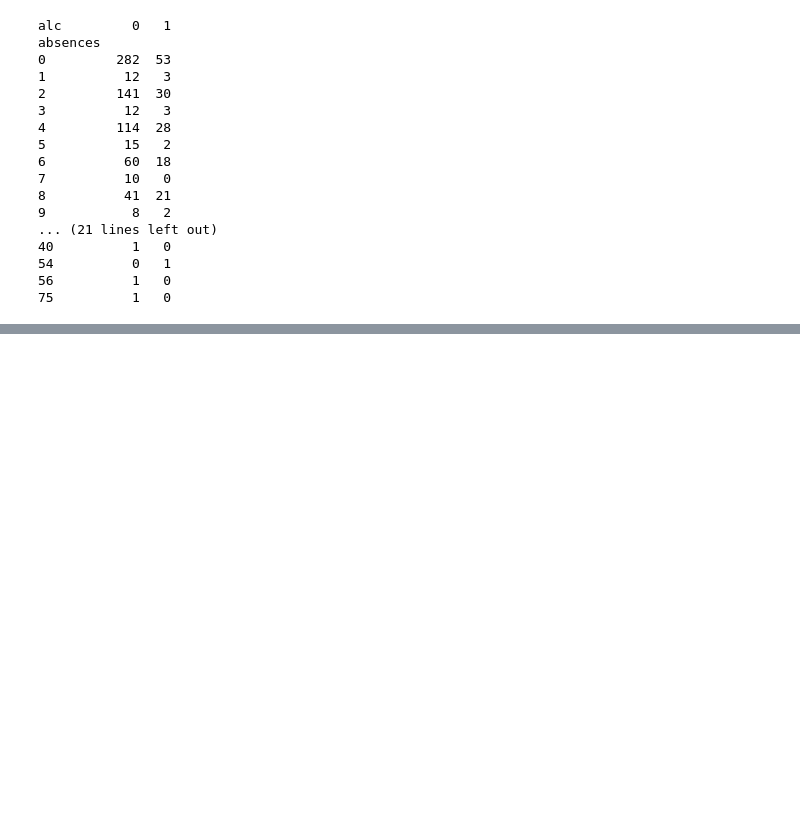
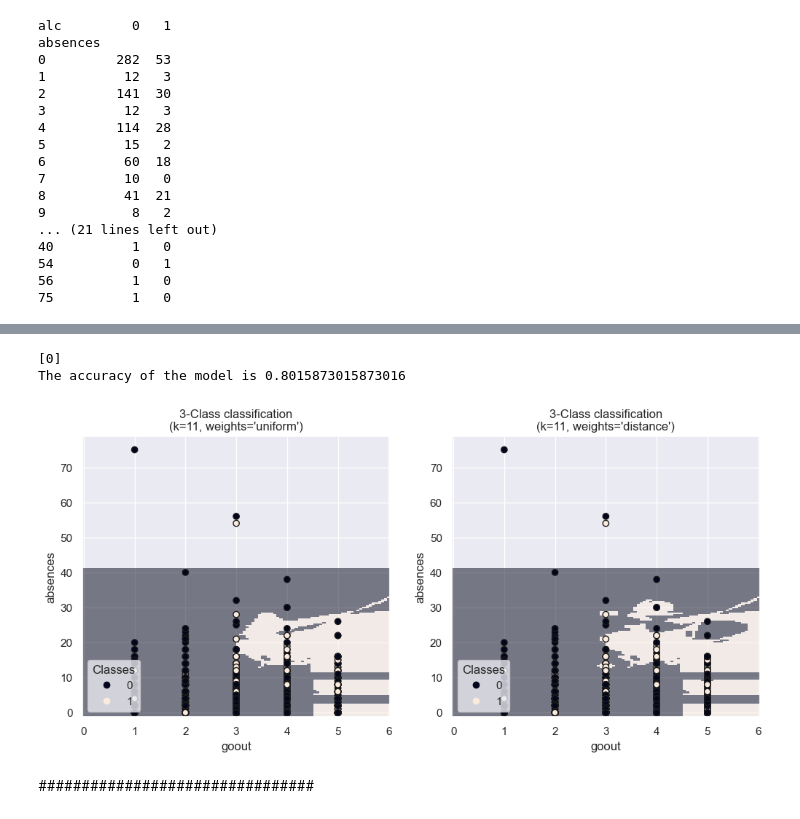
Before and after one commit to ijethmal/sc1015-asg, a Jupyter notebook: main.ipynb, the cells around one changed output, grey strips where cells are left out. Drawn from its saved outputs; the diff is of its cells as text; code cells hidden in the pictures; blank space fills up the shorter version.

```diff
--- a/main.ipynb
+++ b/main.ipynb
@@ -334,0 +466,50 @@ https://scikit-learn.org/stable/supervised_learning.html
+# %%
+from sklearn import metrics
+
+print(clf.predict(np.array([[5, 3]]).reshape(1, -1))) # the array 5,3 refers to goout,studytime and is in line with with classifier above.
+
+acc = metrics.accuracy_score(y_test, clf.predict(X_test))
+
+print(f"The accuracy of the model is {acc}")
+# %% [output]
+[0]
+The accuracy of the model is 0.8015873015873016
+# %%
+# Classification - duplicate for testing
+X = students[["goout", "absences"]]
+y = students['alc']
+X_train, X_test, y_train, y_test = train_test_split(X, y, stratify=y, random_state=0)
+
+clf = Pipeline(
+    steps=[("scaler", StandardScaler()), ("knn", KNeighborsClassifier(n_neighbors=11))]
+)
+
+_, axs = plt.subplots(ncols=2, figsize=(12, 5))
+
+for ax, weights in zip(axs, ("uniform", "distance")):
+    clf.set_params(knn__weights=weights).fit(X_train, y_train)
+    disp = DecisionBoundaryDisplay.from_estimator(
+        clf,
+        X_test,
+        response_method="predict",
+        plot_method="pcolormesh",
+        shading="auto",
+        alpha=0.5,
+        ax=ax,
+    )
+    scatter = disp.ax_.scatter(X.iloc[:, 0], X.iloc[:, 1], c=y, edgecolors="k")
+    disp.ax_.legend(
+        scatter.legend_elements()[0],
+        students['alc'].unique(),
+        loc="lower left",
+        title="Classes",
+    )
+    _ = disp.ax_.set_title(
+        f"3-Class classification\n(k={clf[-1].n_neighbors}, weights={weights!r})"
+    )
+
+plt.show()
+# %% [output]
+[figure, added]
+# %% [markdown]
+################################
```
Also changed, not shown: parts of 12 cells of this notebook.
